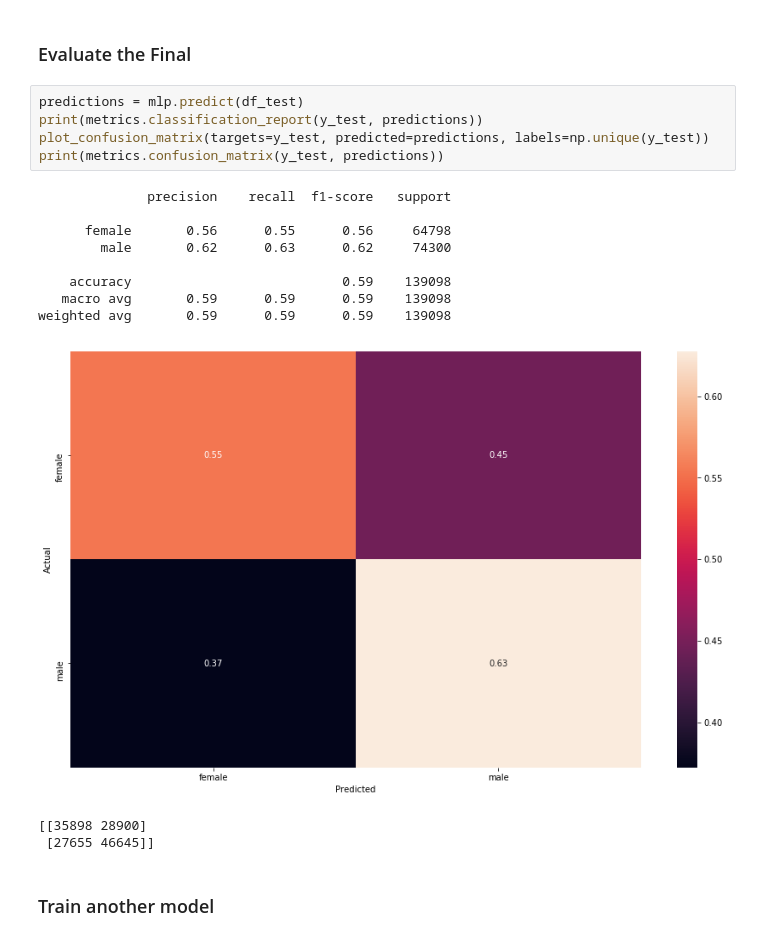
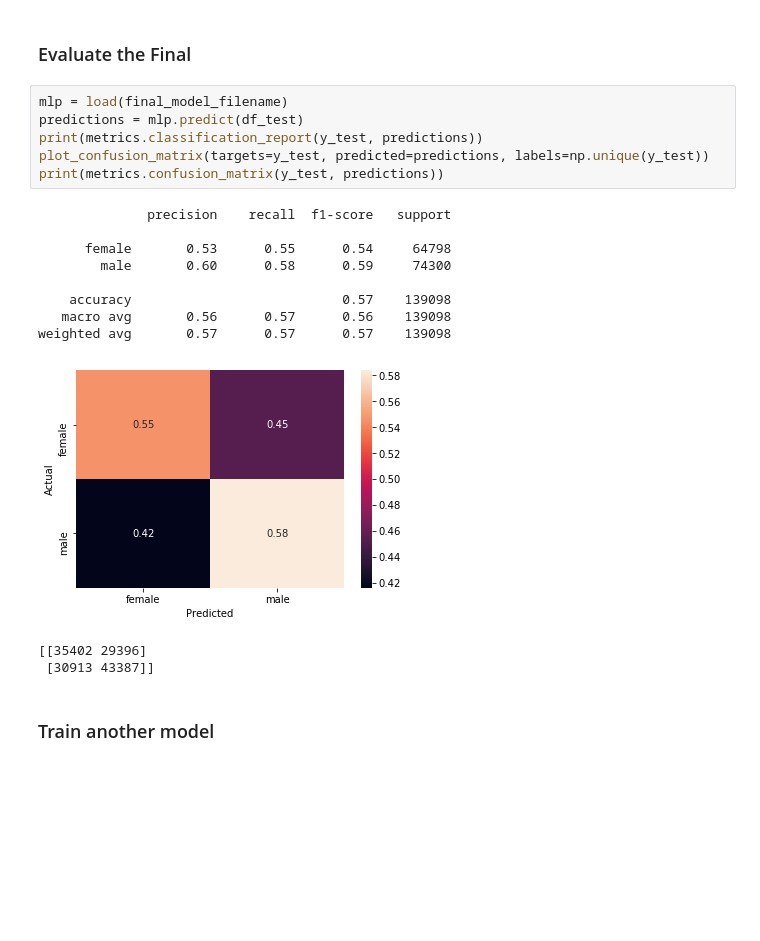
Before and after one commit to CowKeyMan/BlogGenderIdentification, a Jupyter notebook: Implementation/10. Machine Learning Model and Evalution.ipynb, the cells around one changed output. Saved outputs shown, nothing was run; the diff lists cells and outputs as text; blank space fills up the shorter version.

```diff
--- a/Implementation/10. Machine Learning Model and Evalution.ipynb
+++ b/Implementation/10. Machine Learning Model and Evalution.ipynb
@@ -232,22 +235,23 @@ Validation score: 0.586134
 # %% [markdown]
 ### Evaluate the Final
 # %%
+mlp = load(final_model_filename)
 predictions = mlp.predict(df_test)
 print(metrics.classification_report(y_test, predictions))
 plot_confusion_matrix(targets=y_test, predicted=predictions, labels=np.unique(y_test))
 print(metrics.confusion_matrix(y_test, predictions))
 # %% [output]
               precision    recall  f1-score   support
 
-      female       0.56      0.55      0.56     64798
-        male       0.62      0.63      0.62     74300
+      female       0.53      0.55      0.54     64798
+        male       0.60      0.58      0.59     74300
 
-    accuracy                           0.59    139098
-   macro avg       0.59      0.59      0.59    139098
-weighted avg       0.59      0.59      0.59    139098
+    accuracy                           0.57    139098
+   macro avg       0.56      0.57      0.56    139098
+weighted avg       0.57      0.57      0.57    139098
-[figure, old version]
+[figure, new version]
-[[35898 28900]
- [27655 46645]]
+[[35402 29396]
+ [30913 43387]]
 # %% [markdown]
 ### Train another model
 # %%
```
Also changed, not shown: parts of 8 cells of this notebook, 7 other files.
